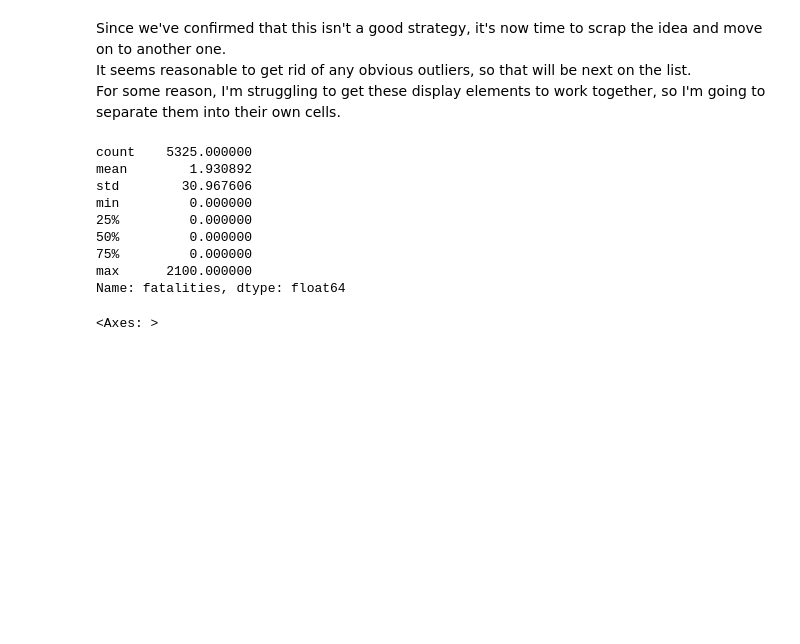
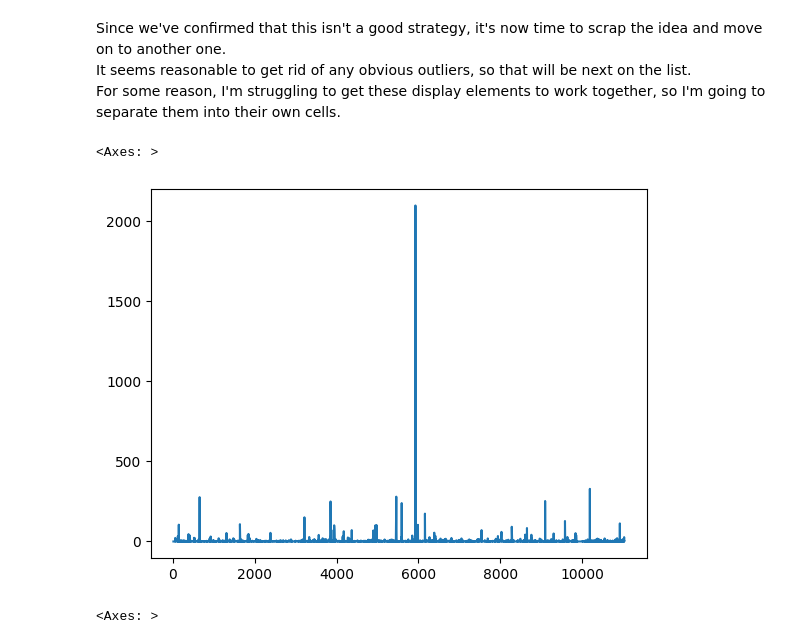
Before and after one commit to COSC5557/exploratory-data-analysis-arrangedcupid0, a Jupyter notebook: data.ipynb, the cells around one changed output. Drawn from its saved outputs; the diff is of its cells as text; code cells hidden in the pictures; blank space fills up the shorter version.

```diff
--- a/data.ipynb
+++ b/data.ipynb
@@ -119,17 +119,10 @@ For some reason, I'm struggling to get these display elements to work together,
 # %%
 #newData[data.duplicated()]
 newData['fatalities'].describe()
-#newData['fatalities'].plot()
+newData['fatalities'].plot()
 # %% [output]
-count    5325.000000
-mean        1.930892
-std        30.967606
-min         0.000000
-25%         0.000000
-50%         0.000000
-75%         0.000000
-max      2100.000000
-Name: fatalities, dtype: float64
+<Axes: >
+[figure, added]
 # %%
 newData['injuries'].describe()
 newData['injuries'].plot()
```
Also changed, not shown: parts of 8 cells of this notebook.
